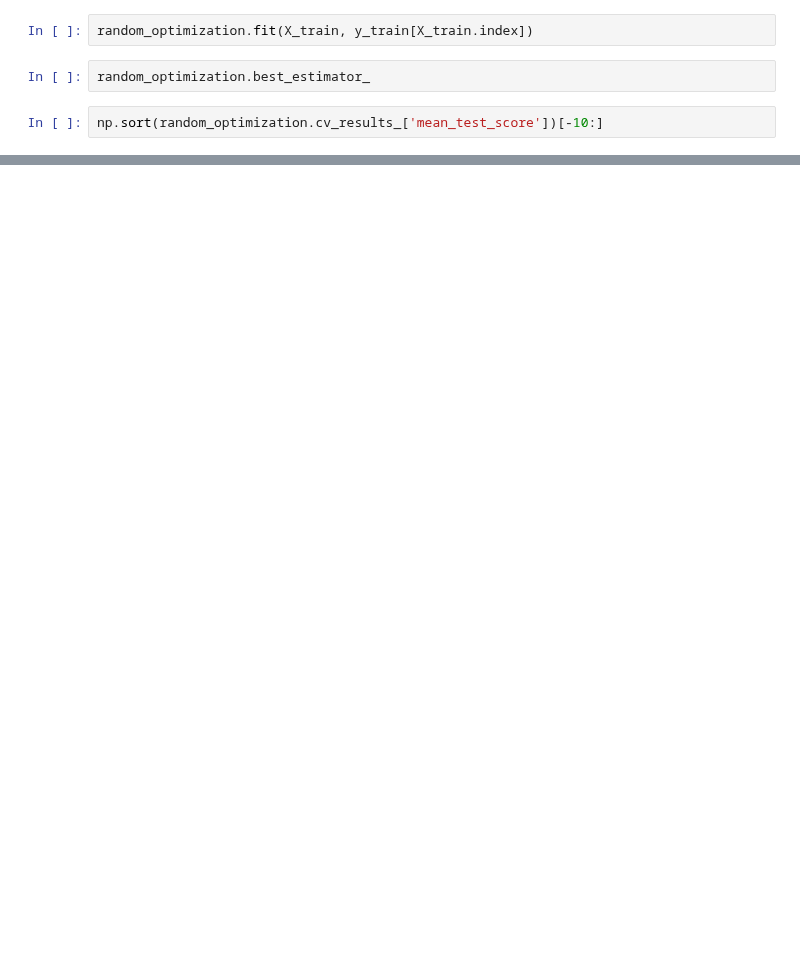
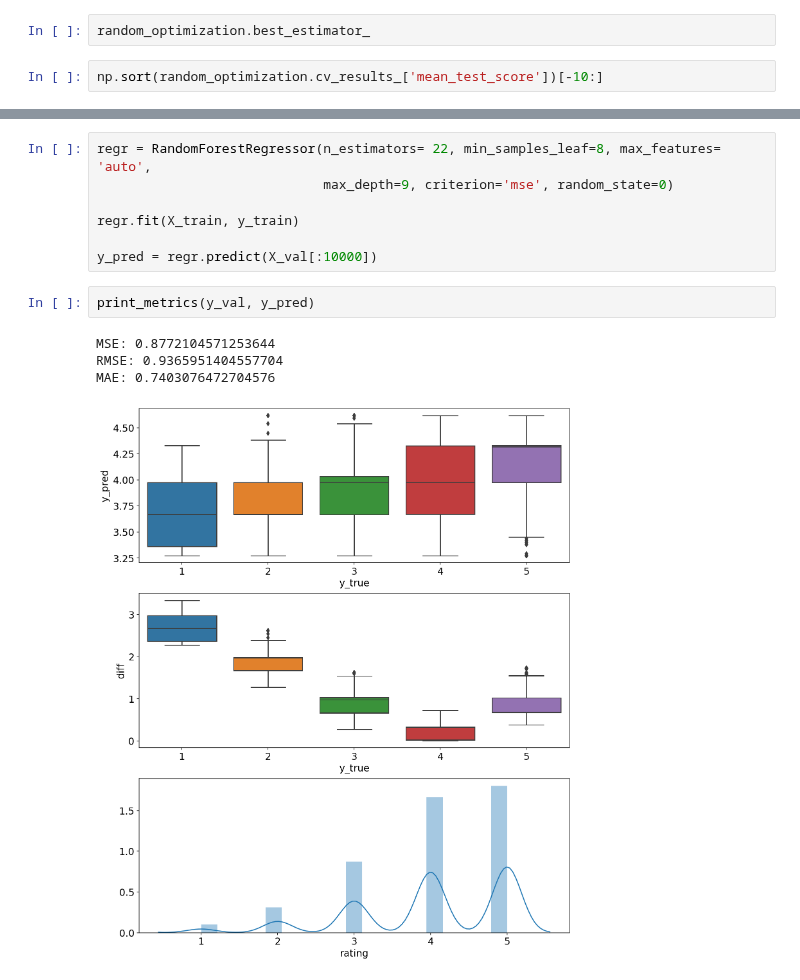
Before and after one commit to Pomichal/oznal-project, a Jupyter notebook: notebooks/Training.ipynb, the cells around one changed output, grey strips where cells are left out. Saved outputs shown, nothing was run; the diff lists cells and outputs as text; blank space fills up the shorter version.

```diff
--- a/notebooks/Training.ipynb
+++ b/notebooks/Training.ipynb
@@ -156,6 +197,4 @@ random_optimization = RandomizedSearchCV(clf(**ind_params), param_distributions
                                          random_state=42, n_jobs = -1)
-# %%
-random_optimization.fit(X_train, y_train[X_train.index])
 # %%
 random_optimization.best_estimator_
 # %%
@@ -167,0 +264,14 @@ for x in indexes:
+# %%
+regr = RandomForestRegressor(n_estimators= 22, min_samples_leaf=8, max_features= 'auto',
+                             max_depth=9, criterion='mse', random_state=0)
+
+regr.fit(X_train, y_train)
+
+y_pred = regr.predict(X_val[:10000])
+# %%
+print_metrics(y_val, y_pred)
+# %% [output]
+MSE: 0.8772104571253644
+RMSE: 0.9365951404557704
+MAE: 0.7403076472704576
+[figure, added]
```
Also changed, not shown: parts of 21 cells of this notebook.
